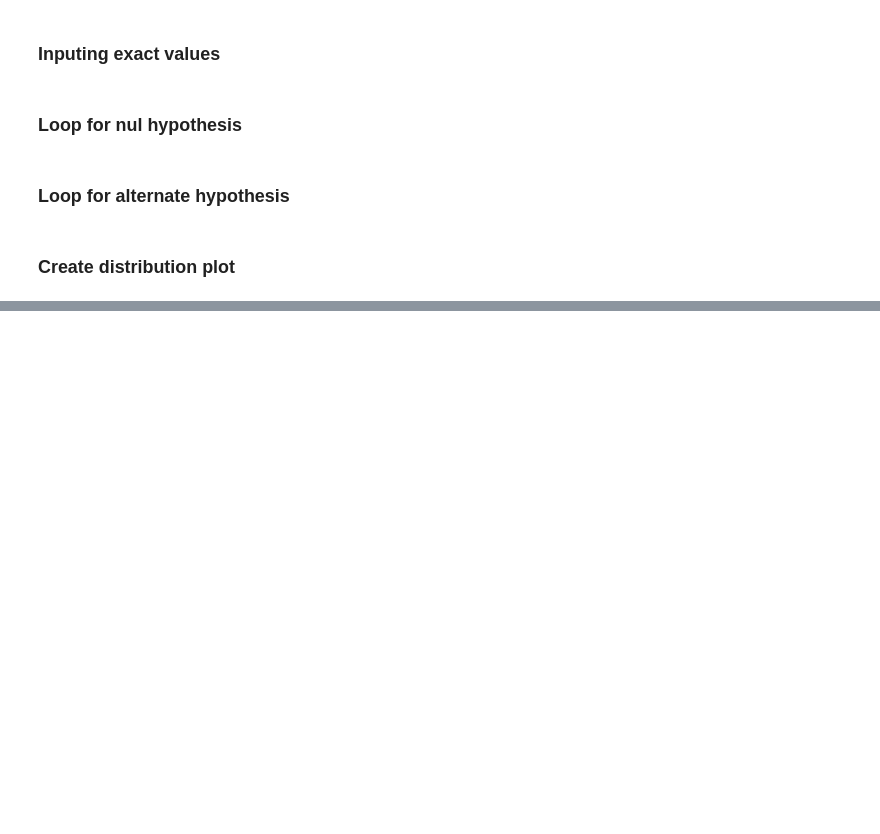
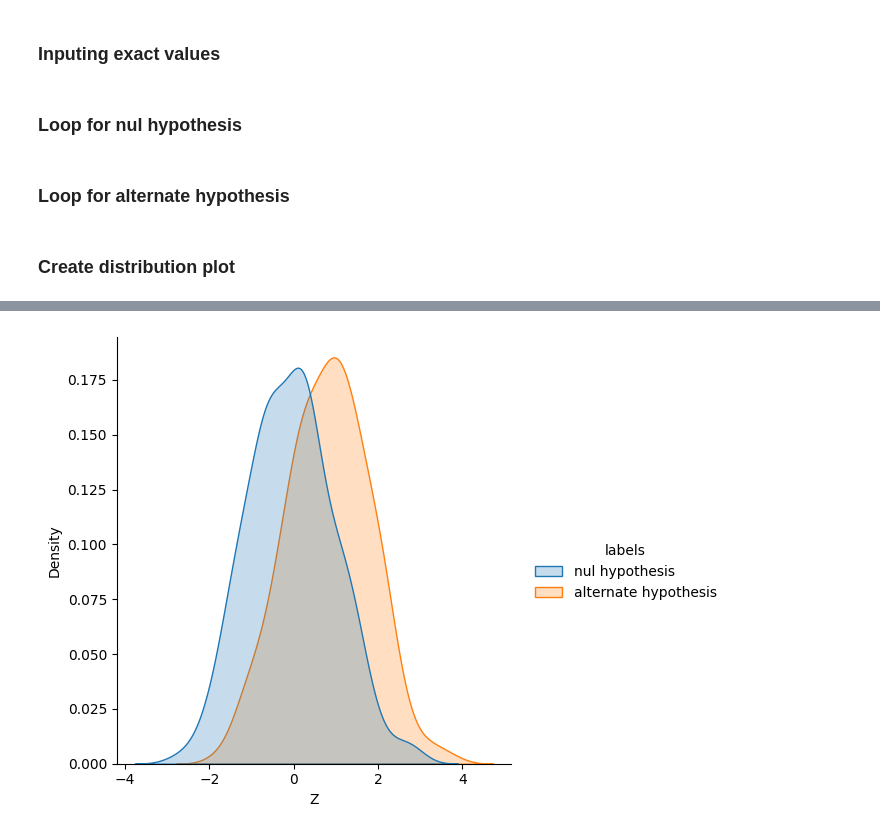
Before and after one commit to mat2m10/powercontrol, a Jupyter notebook: Power_Loop.ipynb, the cells around one changed output, grey strips where cells are left out. Drawn from its saved outputs; the diff is of its cells as text; code cells hidden in the pictures; blank space fills up the shorter version.

```diff
--- a/Power_Loop.ipynb
+++ b/Power_Loop.ipynb
@@ -142,0 +198,7 @@ sns.displot(dis, x="Z", hue='labels',kind="kde",fill=True)
+# %%
+dis['Z'] = dis['Z']/(SE_nul+SE_alt)
+# %%
+sns_plot = sns.displot(dis, x="Z", hue='labels',kind="kde",fill=True)
+plt.show()
+# %% [output]
+[figure, added]
```
Also changed, not shown: parts of 19 cells of this notebook.
